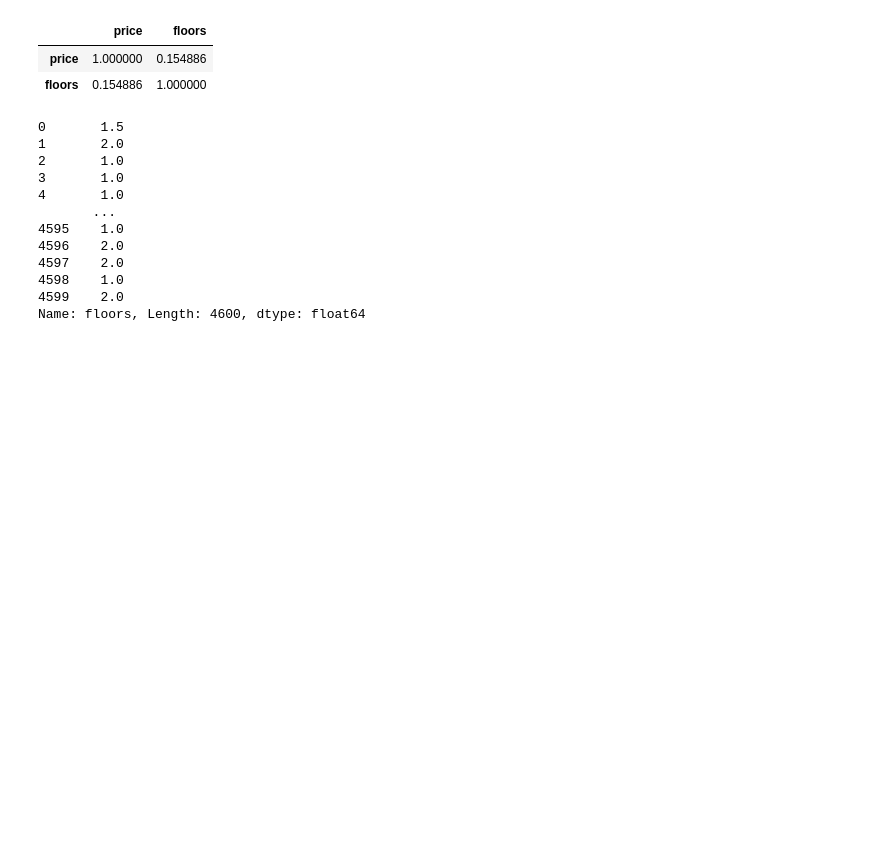
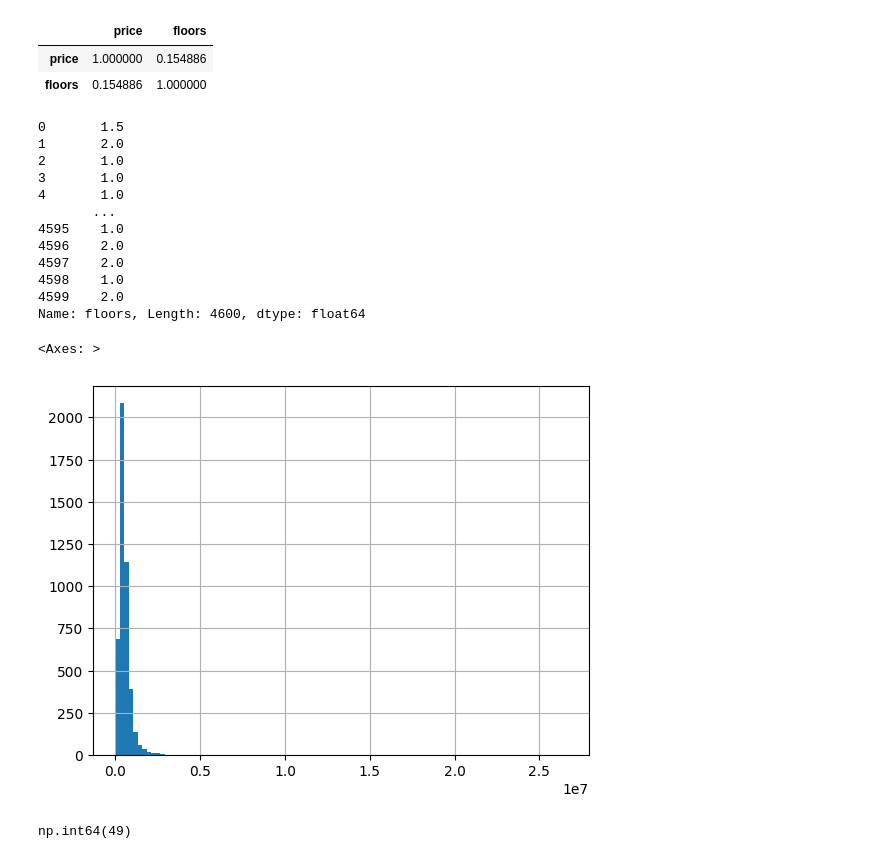
Before and after one commit to dmazilkin/Kaggle_House_price_prediction, a Jupyter notebook: main.ipynb, the cells around one changed output. Drawn from its saved outputs; the diff is of its cells as text; code cells hidden in the pictures; blank space fills up the shorter version.

```diff
--- a/main.ipynb
+++ b/main.ipynb
@@ -261,3 +264,8 @@ df_clean[['price', 'floors']].corr()
 4598    1.0
 4599    2.0
 Name: floors, Length: 4600, dtype: float64
+# %%
+df_clean['price'].hist(bins=100)
+# %% [output]
+<Axes: >
+[figure, added]
@@ -263,0 +276,4 @@ Name: floors, Length: 4600, dtype: float64
+# %%
+np.sum(df_clean['price'] == 0)
+# %% [output]
+np.int64(49)
```
Also changed, not shown: parts of 7 cells of this notebook.
